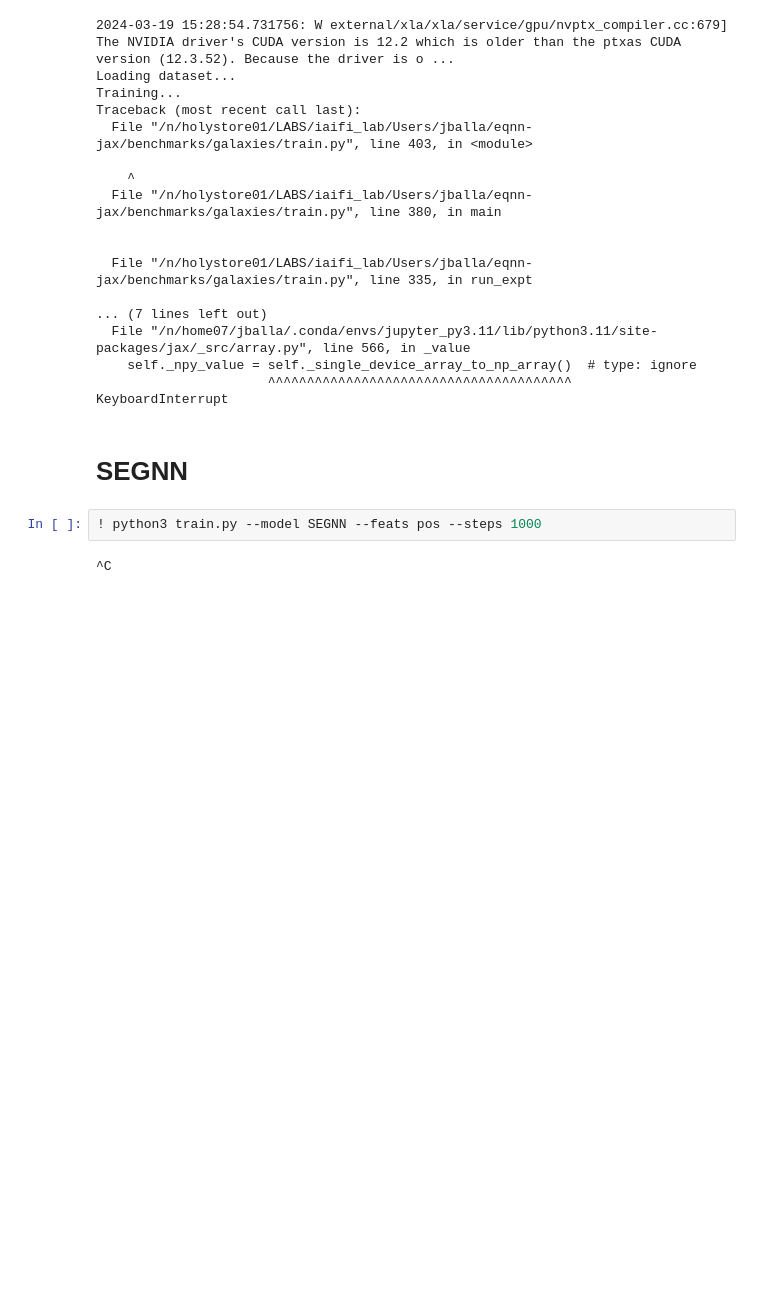
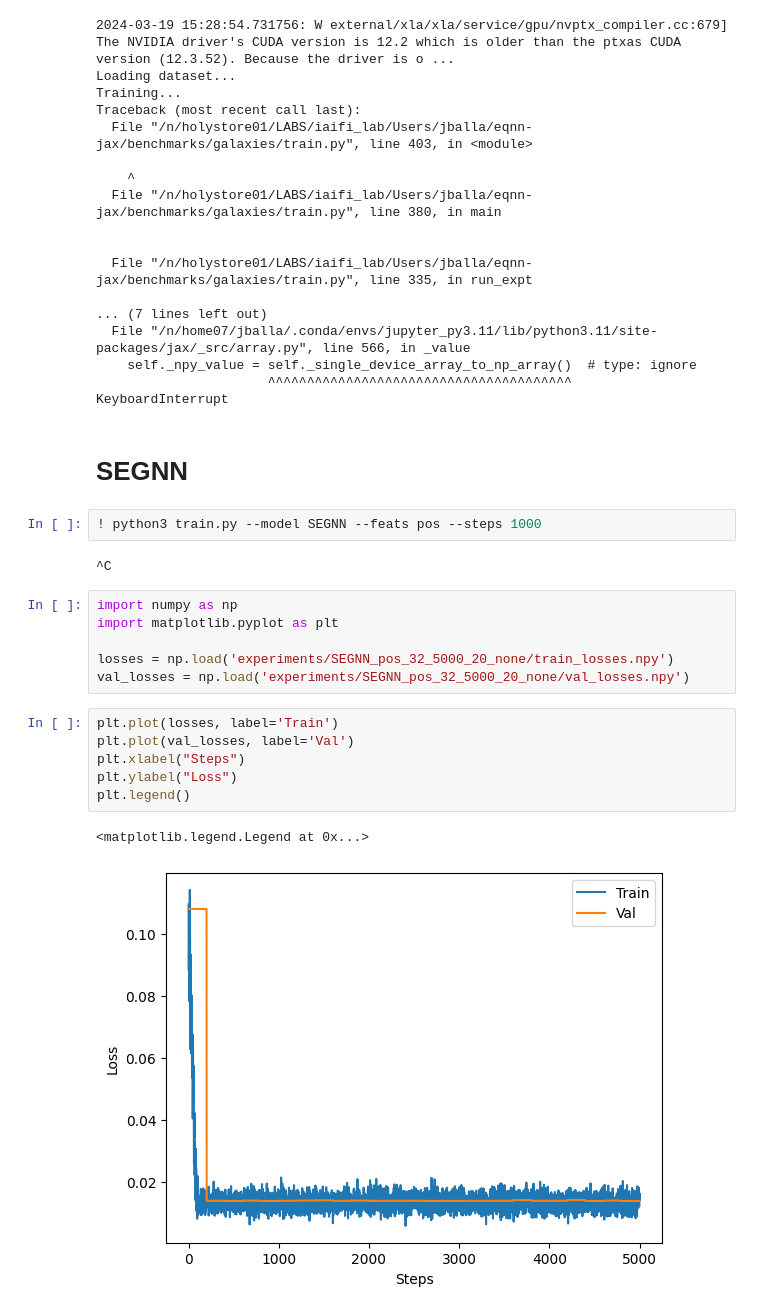
Before and after one commit to smsharma/eqnn-jax, a Jupyter notebook: benchmarks/galaxies/galaxy_benchmark.ipynb, the cells around one changed output. Cells and saved outputs as stored; diff of their text form; blank space fills up the shorter version.

```diff
--- a/benchmarks/galaxies/galaxy_benchmark.ipynb
+++ b/benchmarks/galaxies/galaxy_benchmark.ipynb
@@ -164,3 +160,18 @@ KeyboardInterrupt
 ! python3 train.py --model SEGNN --feats pos --steps 1000
 # %% [output]
 ^C
+# %%
+import numpy as np
+import matplotlib.pyplot as plt
+
+losses = np.load('experiments/SEGNN_pos_32_5000_20_none/train_losses.npy')
+val_losses = np.load('experiments/SEGNN_pos_32_5000_20_none/val_losses.npy')
+# %%
+plt.plot(losses, label='Train')
+plt.plot(val_losses, label='Val')
+plt.xlabel("Steps")
+plt.ylabel("Loss")
+plt.legend()
+# %% [output]
+<matplotlib.legend.Legend at 0x...>
+[figure, added]
```
Also changed, not shown: parts of 2 cells of this notebook, 9 other files.
